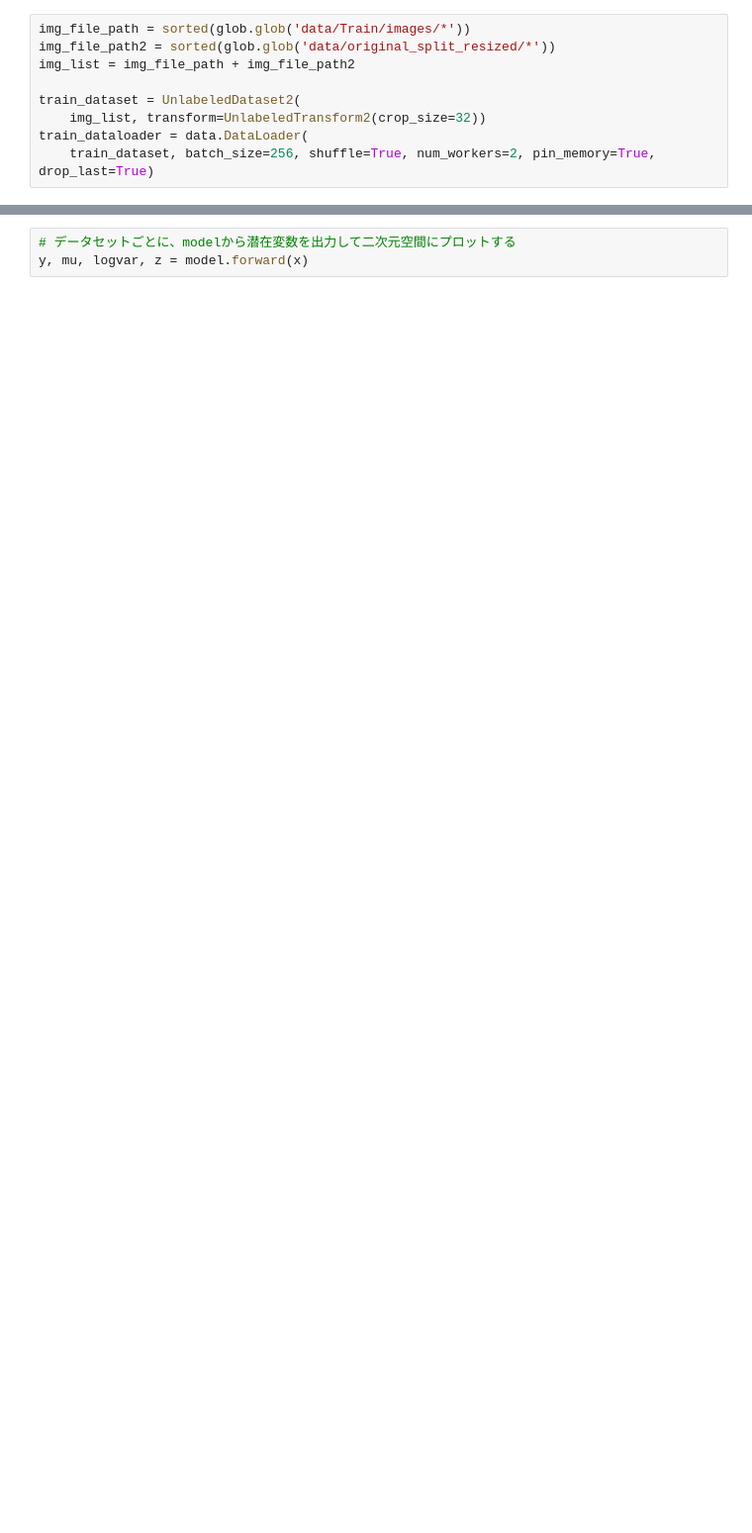
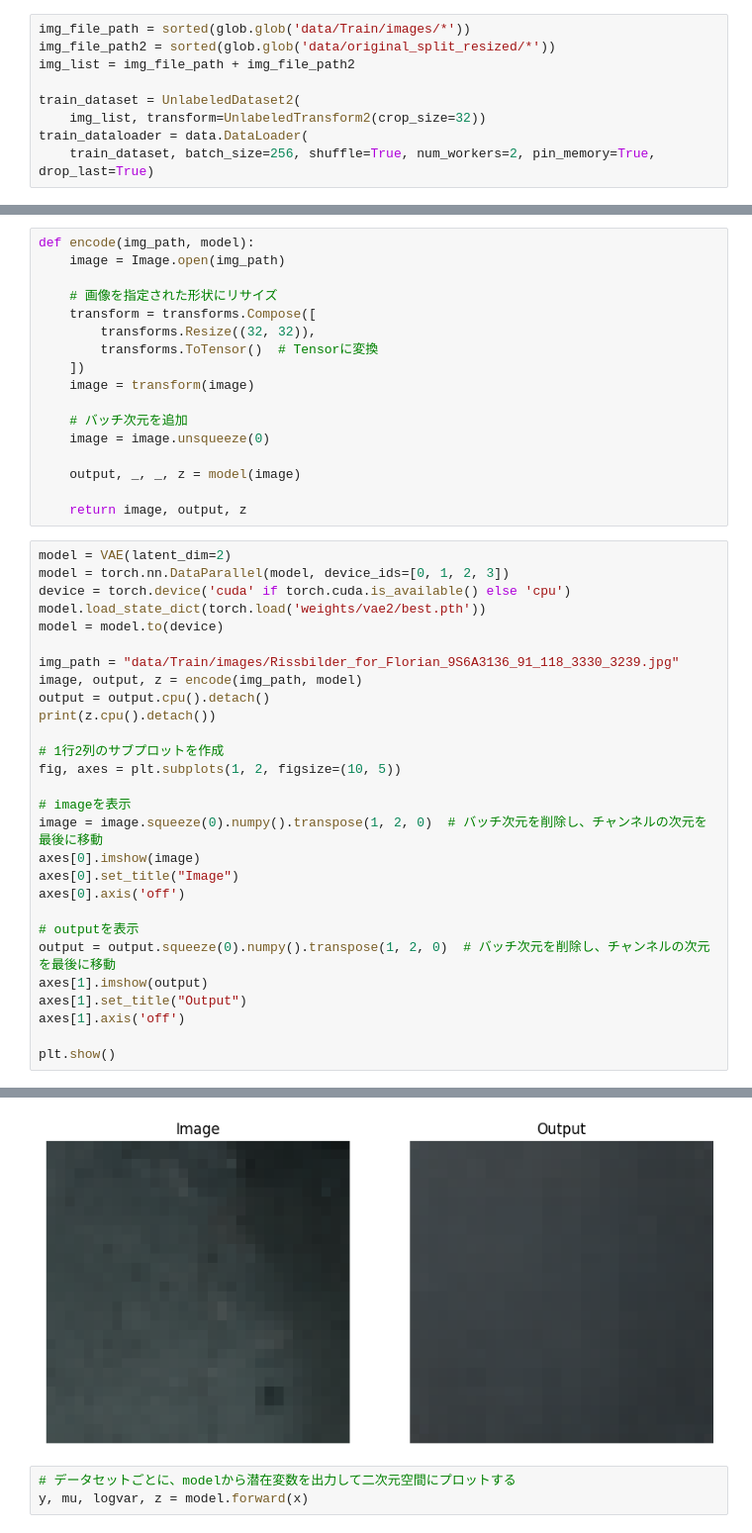
Before and after one commit to toshimickey/domain-adaptation-for-crack-segmentation, a Jupyter notebook: plot_domainshift.ipynb, the cells around one changed output, grey strips where cells are left out. Shown: that part at 99% size. Cells and saved outputs as stored; diff of their text form; blank space fills up the shorter version.

```diff
--- a/plot_domainshift.ipynb
+++ b/plot_domainshift.ipynb
@@ -72,3 +109,49 @@ for epoch in range(num_epochs):
         print(f'Early Stopping Counter = {earlystopping.counter}')
 
 torch.save(model.to('cpu').state_dict(), 'weights/'+ project + '/last.pth')
+# %%
+def encode(img_path, model):
+    image = Image.open(img_path)
+
+    # 画像を指定された形状にリサイズ
+    transform = transforms.Compose([
+        transforms.Resize((32, 32)),
+        transforms.ToTensor()  # Tensorに変換
+    ])
+    image = transform(image)
+
+    # バッチ次元を追加
+    image = image.unsqueeze(0)
+
+    output, _, _, z = model(image)
+
+    return image, output, z
+# %%
+model = VAE(latent_dim=2)
+model = torch.nn.DataParallel(model, device_ids=[0, 1, 2, 3])
+device = torch.device('cuda' if torch.cuda.is_available() else 'cpu')
+model.load_state_dict(torch.load('weights/vae2/best.pth'))
+model = model.to(device)
+
+img_path = "data/Train/images/Rissbilder_for_Florian_9S6A3136_91_118_3330_3239.jpg"
+image, output, z = encode(img_path, model)
+output = output.cpu().detach()
+print(z.cpu().detach())
+
+# 1行2列のサブプロットを作成
+fig, axes = plt.subplots(1, 2, figsize=(10, 5))
+
+# imageを表示
+image = image.squeeze(0).numpy().transpose(1, 2, 0)  # バッチ次元を削除し、チャンネルの次元を最後に移動
+axes[0].imshow(image)
+axes[0].set_title("Image")
+axes[0].axis('off')
+
+# outputを表示
+output = output.squeeze(0).numpy().transpose(1, 2, 0)  # バッチ次元を削除し、チャンネルの次元を最後に移動
+axes[1].imshow(output)
+axes[1].set_title("Output")
+axes[1].axis('off')
+
+plt.show()
+# %% [output]
@@ -75,3 +159,4 @@ torch.save(model.to('cpu').state_dict(), 'weights/'+ project + '/last.pth')
+[figure, added]
 # %%
 # データセットごとに、modelから潜在変数を出力して二次元空間にプロットする
 y, mu, logvar, z = model.forward(x)
```
Also changed, not shown: parts of 6 cells of this notebook, 2 other files.
